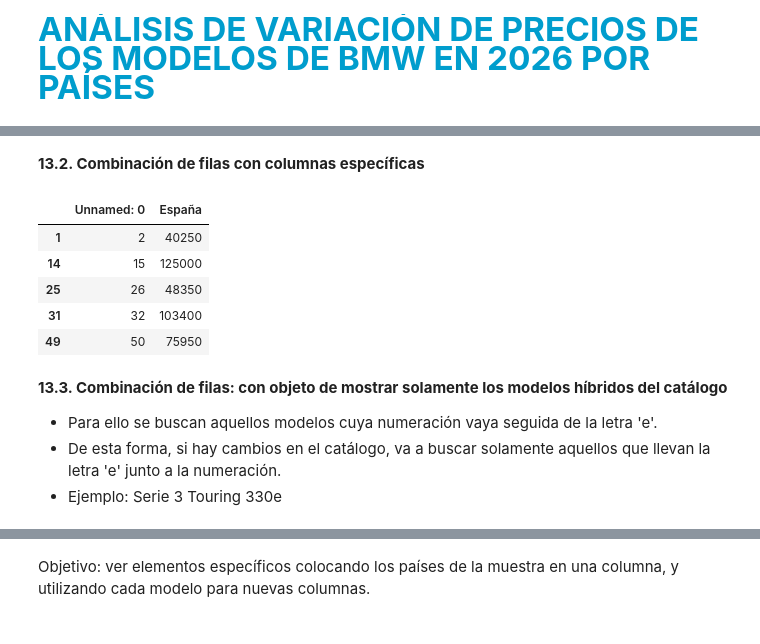
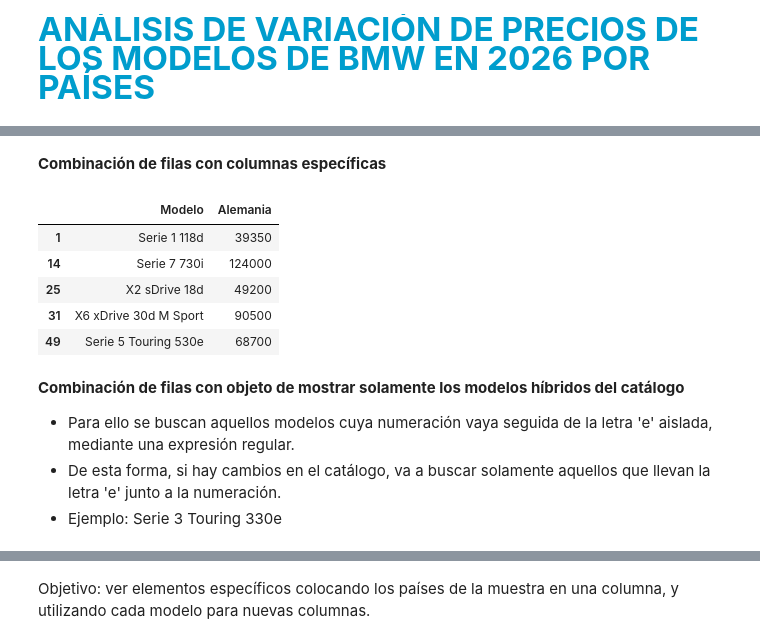
Before and after one commit to adrianamorchons/analisis_precios_bmw_2026, a Jupyter notebook: ANALISIS_BMW_PRECIOS_2026.ipynb, the cells around one changed output, grey strips where cells are left out. Drawn from its saved outputs; the diff is of its cells as text; code cells hidden in the pictures.

```diff
--- a/ANALISIS_BMW_PRECIOS_2026.ipynb
+++ b/ANALISIS_BMW_PRECIOS_2026.ipynb
@@ -504,3 +2,0 @@ También hay que tener aquí en cuenta aquellos modelos cuyo precio es elevado p
-# %%
-r = 'bmw_prices_2026.csv'
-df.sort_values(by='España', ascending=False).head(10)
@@ -521,5 +2,0 @@ df.sort_values(by='España', ascending=False).head(10)
-# %%
-#Ejemplo: eliminar columna "Francia"
-r = 'bmw_prices_2026.csv'
-new_df = df.drop ('Francia', axis=1)
-new_df.head()
@@ -534,0 +95,8 @@ new_df.head()
+# %%
+#Primeras diez filas del df
+display(df.head(5))
+#Últimas diez filas del df
+display(df.tail(10))
+#Mostrar filas intermedias por índice (del 14 al 24 ambos inclusive)
+display(df.iloc[14:25])
+df = df.drop(columns=['Unnamed: 0'])
@@ -534,0 +341,10 @@ new_df.head()
+# %%
+df['Modelo'] = df['Modelo'].str.replace(r'\s+', ' ', regex=True).str.strip()
+
+modelos_portugal_70k = df[df['Portugal'] < 70000]
+
+print(
+    f'Modelos encontrados en Portugal por debajo de 70.000 €:'
+    f' {len(modelos_portugal_70k)}'
+)
+display(modelos_portugal_70k[['Modelo', 'Portugal']])
@@ -580,19 +548,19 @@ df.iloc[[1,10,17,25,29,40,42,56,61,72]]
 # %% [markdown]
-**13.2. Combinación de filas con columnas específicas**
+**Combinación de filas con columnas específicas**
 # %%
-#Aquí tomamos como referencia la columna de precios de Alemania
-df.iloc[[1, 14, 25, 31, 49], [0, 2]]
+#Aquí tomamos como referencia la columna de precios de Alemania (posición 2)
+display(df.iloc[[1, 14, 25, 31, 49], [0, 2]])
 # %% [output]
-|  | Unnamed: 0 | España |
-| 1 | 2 | 40250 |
-| 14 | 15 | 125000 |
-| 25 | 26 | 48350 |
-| 31 | 32 | 103400 |
-| 49 | 50 | 75950 |
+|  | Modelo | Alemania |
+| 1 | Serie 1 118d | 39350 |
+| 14 | Serie 7 730i | 124000 |
+| 25 | X2 sDrive 18d | 49200 |
+| 31 | X6 xDrive 30d M Sport | 90500 |
+| 49 | Serie 5 Touring 530e | 68700 |
 # %% [markdown]
-**13.3. Combinación de filas: con objeto de mostrar solamente los modelos híbridos del catálogo**
+**Combinación de filas con objeto de mostrar solamente los modelos híbridos del catálogo**
 
-- Para ello se buscan aquellos modelos cuya numeración vaya seguida de la letra 'e'.
+- Para ello se buscan aquellos modelos cuya numeración vaya seguida de la letra 'e' aislada, mediante una expresión regular.
 - De esta forma, si hay cambios en el catálogo, va a buscar solamente aquellos que llevan la letra 'e' junto a la numeración.
 - Ejemplo: Serie 3 Touring 330e
 # %%
```
Also changed, not shown: parts of 269 cells of this notebook.
